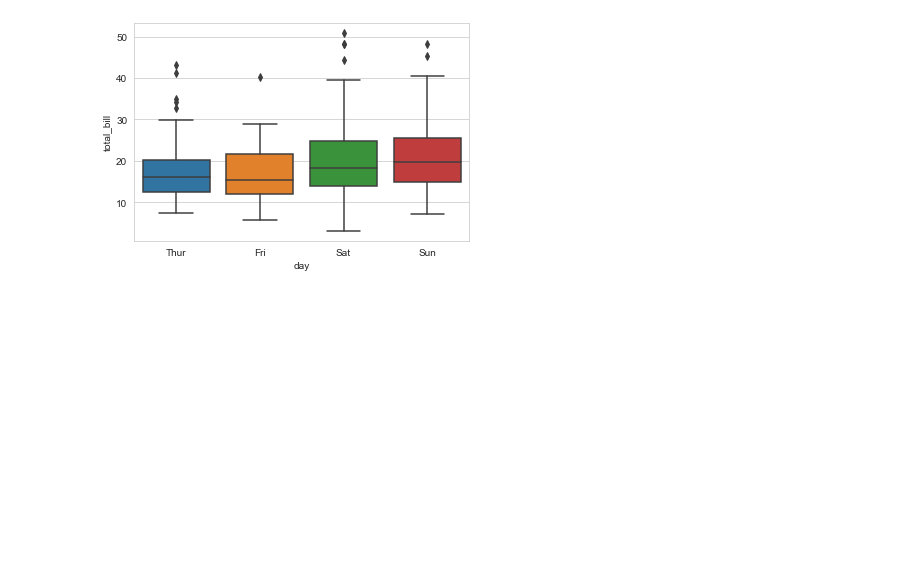
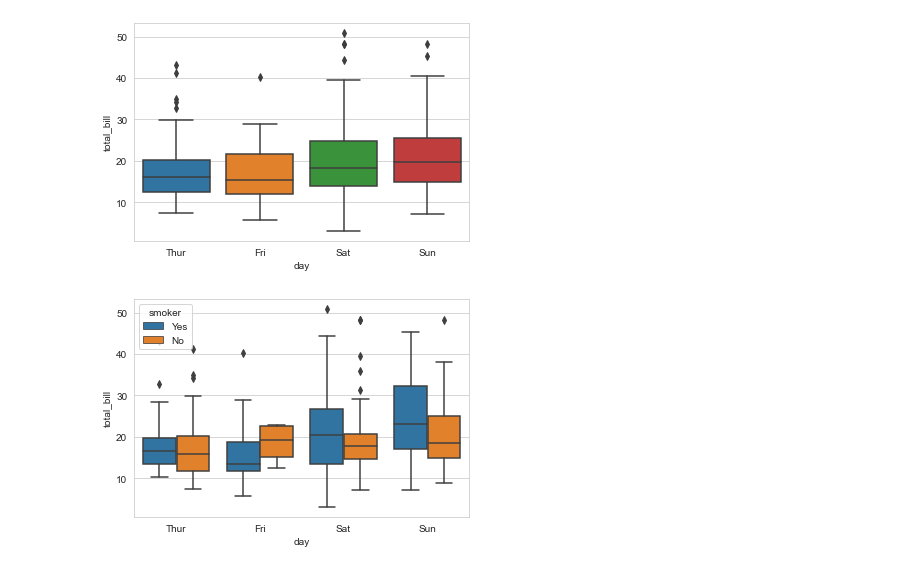
Before and after one commit to WujinK/3.17-, a Jupyter notebook: seaborn연습.ipynb, the cells around one changed output. Drawn from its saved outputs; the diff is of its cells as text; code cells hidden in the pictures; blank space fills up the shorter version.

```diff
--- a/seaborn연습.ipynb
+++ b/seaborn연습.ipynb
@@ -67,3 +67,10 @@ sns.boxplot(x="day", y = "total_bill", data=tips)
 plt.show()
 # %% [output]
 [figure]
+# %%
+# 요일별 식사 금액, 흡연자 / 비흡연자 비교
+
+sns.boxplot(x="day", y = "total_bill", hue = "smoker", data=tips)
+plt.show()
+# %% [output]
+[figure, added]
```
Also changed, not shown: parts of 5 cells of this notebook.
